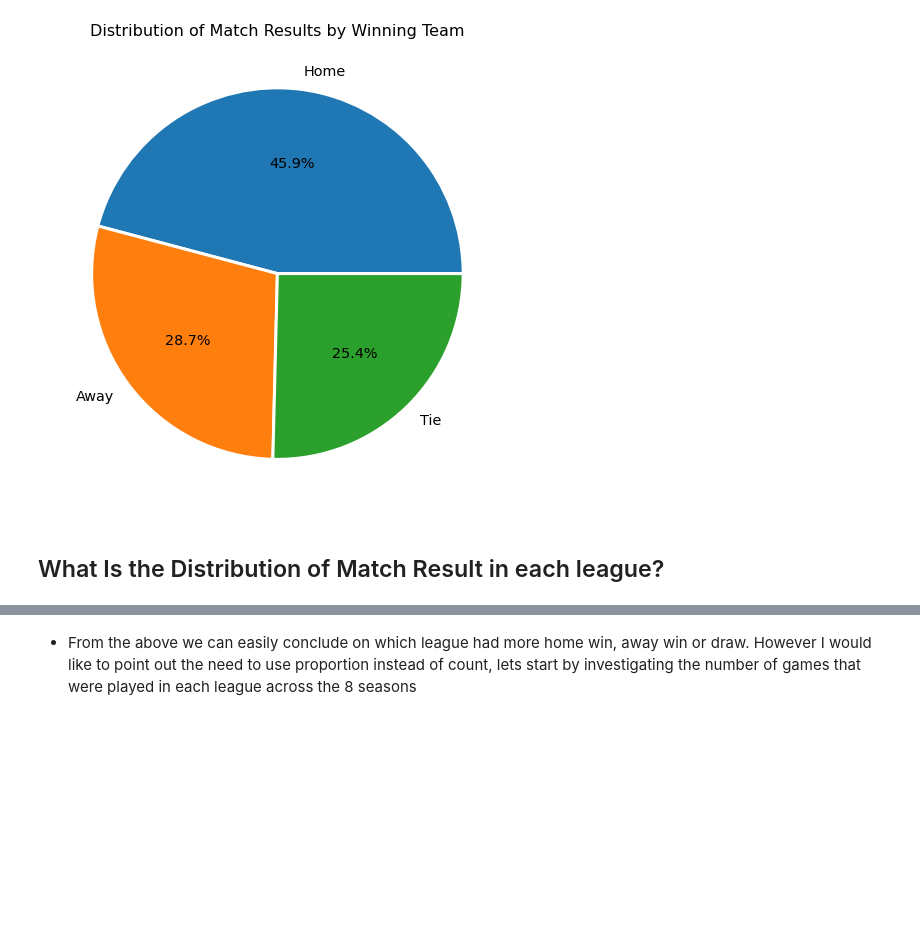
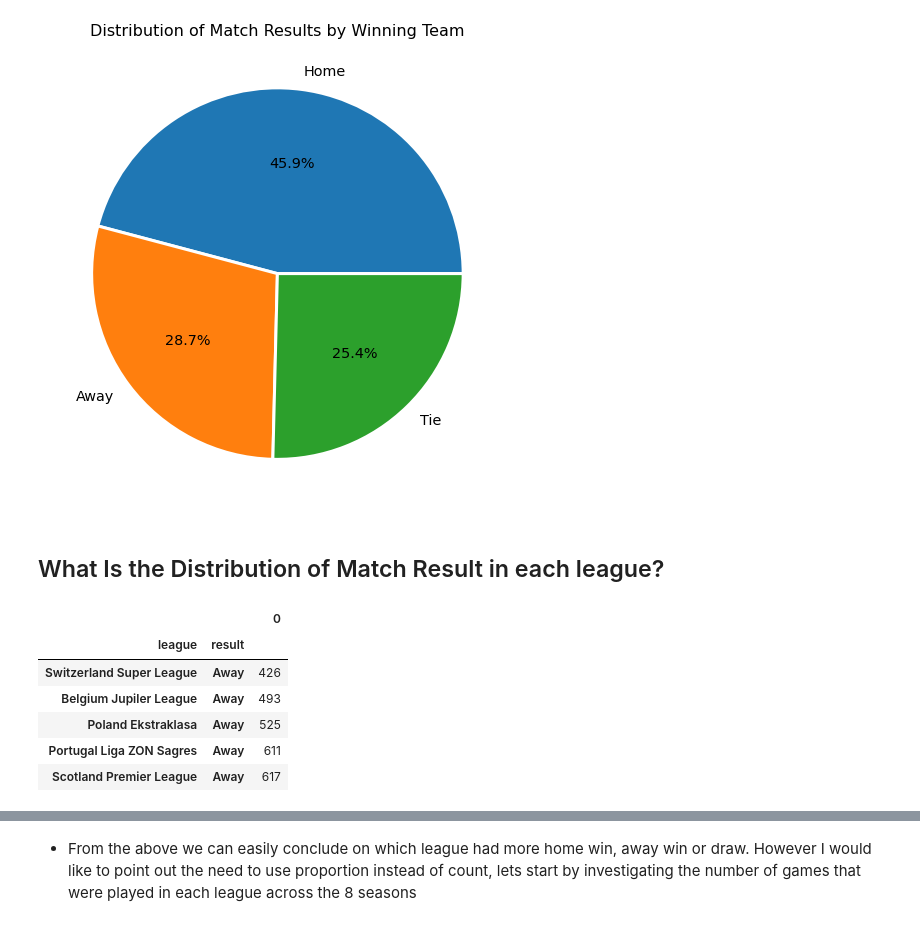
Before and after one commit to tunji-dev/Udacity_Data_Analyst_Nanodegree, a Jupyter notebook: project_2_investigate_soccer_dataset/soccer_dataset.ipynb, the cells around one changed output, grey strips where cells are left out. Cells and saved outputs as stored; diff of their text form; code cells hidden in the pictures; blank space fills up the shorter version.

```diff
--- a/project_2_investigate_soccer_dataset/soccer_dataset.ipynb
+++ b/project_2_investigate_soccer_dataset/soccer_dataset.ipynb
@@ -301,4 +301,16 @@ plt.tight_layout()
 [figure]
 # %% [markdown]
 ## What Is the Distribution of Match Result in each league?
+# %%
+league_matches_result = league_matches[['league','result']].value_counts().to_frame().reset_index()
+league_matches_result = league_matches_result.sort_values(by=['result',0],ascending=[True,True]).set_index(['league','result'])
+league_matches_result.head()
+# %% [output]
+|  |  | 0 |
+| league | result |  |
+| Switzerland Super League | Away | 426 |
+| Belgium Jupiler League | Away | 493 |
+| Poland Ekstraklasa | Away | 525 |
+| Portugal Liga ZON Sagres | Away | 611 |
+| Scotland Premier League | Away | 617 |
 # %%
```
Also changed, not shown: parts of 5 cells of this notebook.
